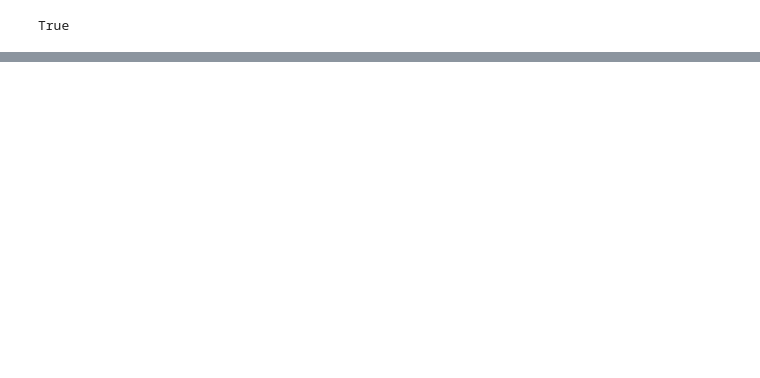
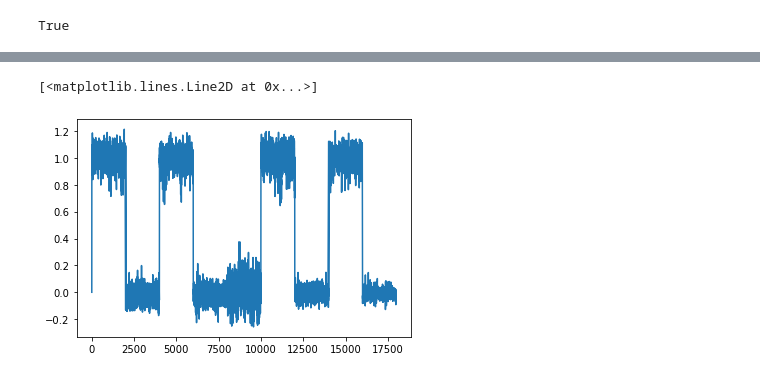
Before and after one commit to MattanTseng/ME_592_HW3, a Jupyter notebook: part2/part2_LSTM.ipynb, the cells around one changed output, grey strips where cells are left out. Cells and saved outputs as stored; diff of their text form; code cells hidden in the pictures; blank space fills up the shorter version.

```diff
--- a/part2/part2_LSTM.ipynb
+++ b/part2/part2_LSTM.ipynb
@@ -221,0 +310,11 @@ Epoch 8, Loss_train: 0.1068, Loss_test: 0.0831
+# %%
+lstm.to(device)
+lstm.eval()
+
+test_return=np.empty(1)
+
+
+for test_inputs, test_targets in test_loader:
+    test_inputs, test_targets = test_inputs.to(device), test_targets.to(device)  # Move test inputs and targets to the GPU
+    test_outputs = lstm(test_inputs)
+    test_return=np.append(test_return,test_outputs.to('cpu').detach().numpy())
@@ -221,0 +325,5 @@ Epoch 8, Loss_train: 0.1068, Loss_test: 0.0831
+# %%
+plt.plot(test_return)
+# %% [output]
+[<matplotlib.lines.Line2D at 0x...>]
+[figure, added]
```
Also changed, not shown: parts of 46 cells of this notebook.
